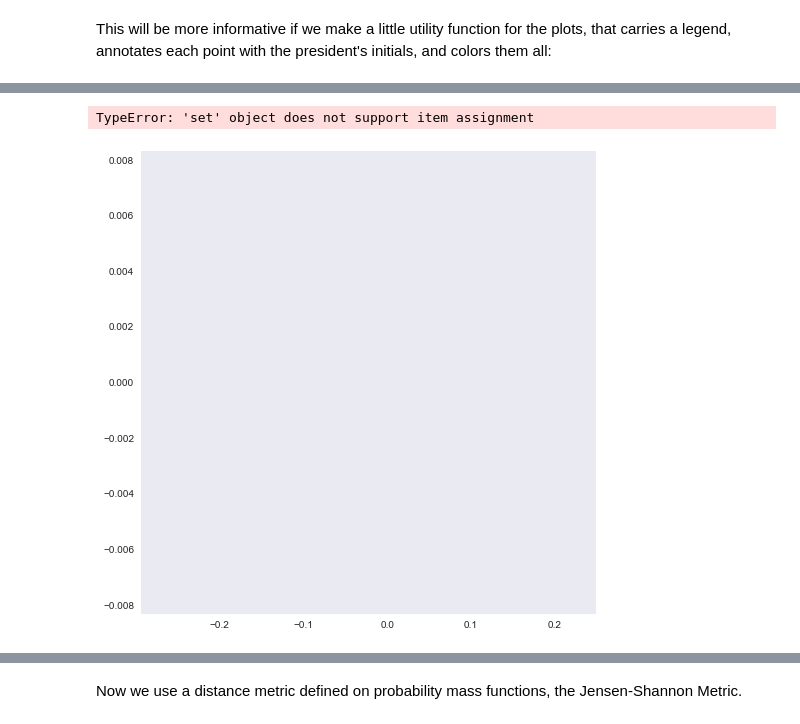
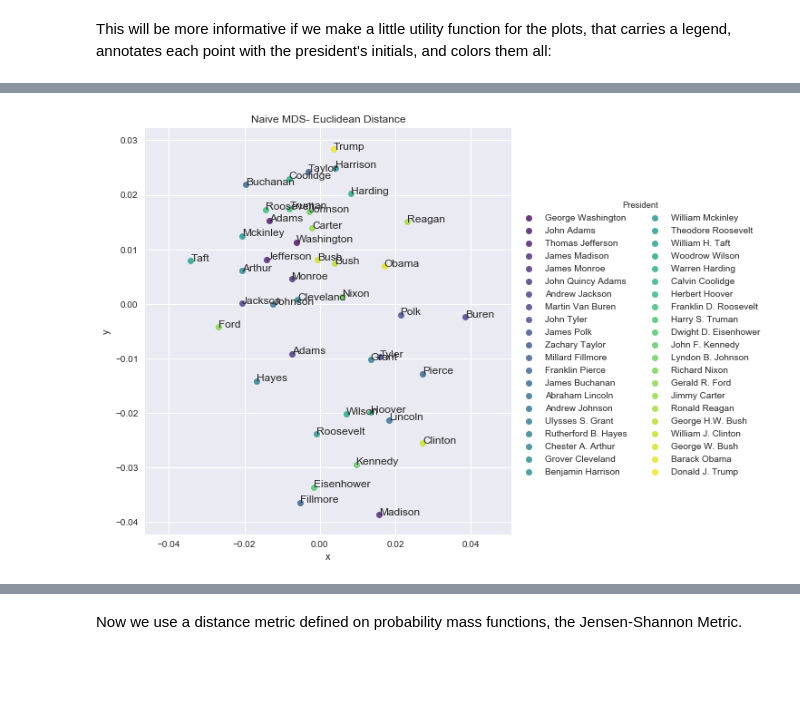
Before and after one commit to jacobakh/StateofUnionSpeechs, a Jupyter notebook: state_of_the_union_analysis-p4.ipynb, the cells around one changed output, grey strips where cells are left out. Saved outputs shown, nothing was run; the diff lists cells and outputs as text; code cells hidden in the pictures; blank space fills up the shorter version.

```diff
--- a/state_of_the_union_analysis-p4.ipynb
+++ b/state_of_the_union_analysis-p4.ipynb
@@ -275,9 +281,9 @@ def plot_embedding(data, title='MDS Embedding', savepath=None, palette='viridis'
 
     if savepath:
         plt.savefig(savepath)
-# %%
-plot_embedding(df)
-# %% [output]
-TypeError: 'set' object does not support item assignment
-[figure, removed]
+# %%
+# plot_embedding(df)
+plot_embedding(Euc_MDS_df, title="Naive MDS- Euclidean Distance", savepath='fig/mds_naive.png', annotate='name')
+# %% [output]
+[figure, added]
 # %%
```
Also changed, not shown: parts of 33 cells of this notebook, 2 other files.
